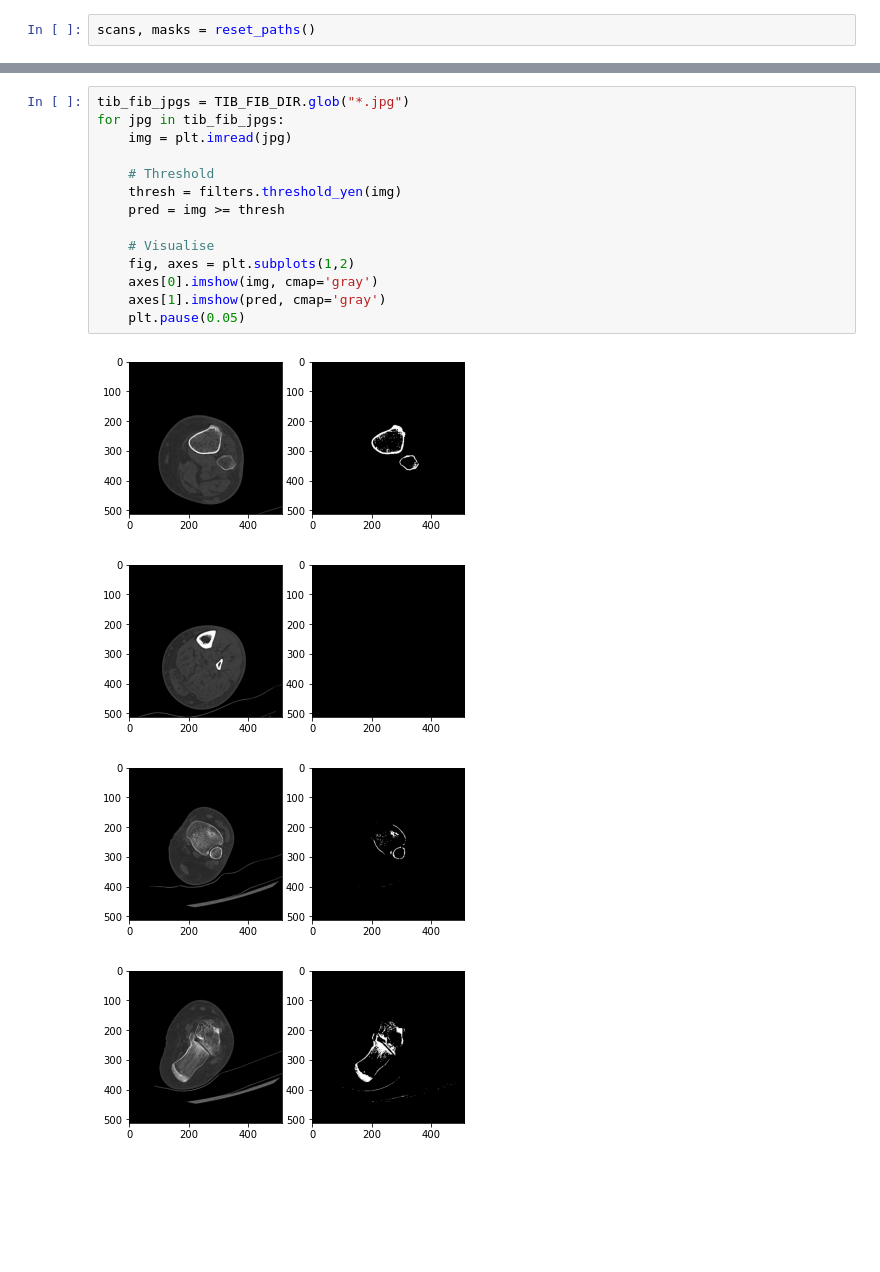
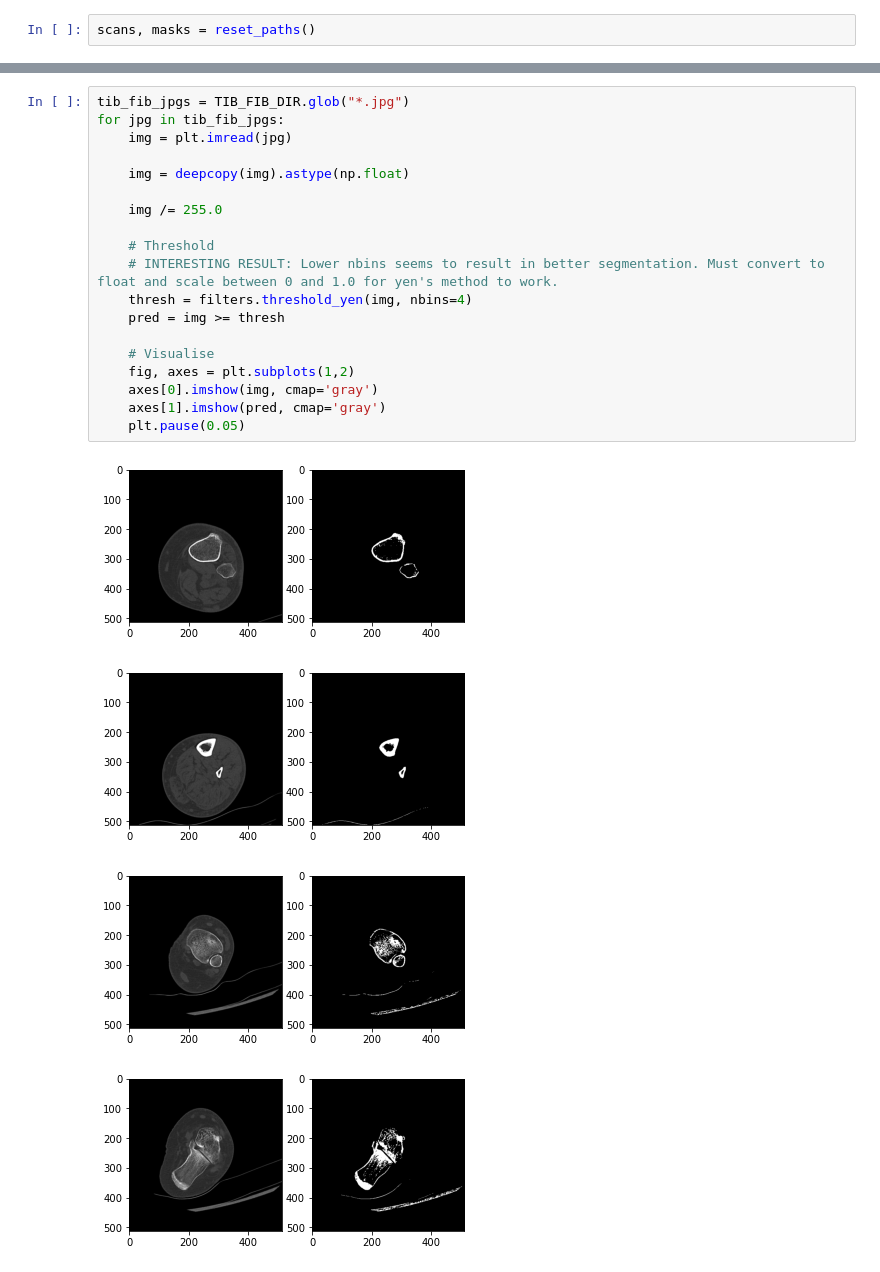
Before and after one commit to sandialabs/sibl, a Jupyter notebook: ptg/notebooks/thresholding_check.ipynb, the cells around one changed output, grey strips where cells are left out. Cells and saved outputs as stored; diff of their text form; blank space fills up the shorter version.

Commit message:
tib/fib from uint8 to float

```diff
--- a/ptg/notebooks/thresholding_check.ipynb
+++ b/ptg/notebooks/thresholding_check.ipynb
@@ -71,19 +84,24 @@ The mean f1 score is 0.660503412469944
 # %%
 tib_fib_jpgs = TIB_FIB_DIR.glob("*.jpg")
 for jpg in tib_fib_jpgs:
     img = plt.imread(jpg)
 
+    img = deepcopy(img).astype(np.float)
+
+    img /= 255.0
+
     # Threshold
-    thresh = filters.threshold_yen(img)
+    # INTERESTING RESULT: Lower nbins seems to result in better segmentation. Must convert to float and scale between 0 and 1.0 for yen's method to work.
+    thresh = filters.threshold_yen(img, nbins=4)
     pred = img >= thresh
 
     # Visualise
     fig, axes = plt.subplots(1,2)
     axes[0].imshow(img, cmap='gray')
     axes[1].imshow(pred, cmap='gray')
     plt.pause(0.05)
 # %% [output]
 [figure]
-[figure, old version]
+[figure, new version]
-[figure, old version]
+[figure, new version]
-[figure, old version]
+[figure, new version]
```
Also changed, not shown: parts of 3 cells of this notebook.
